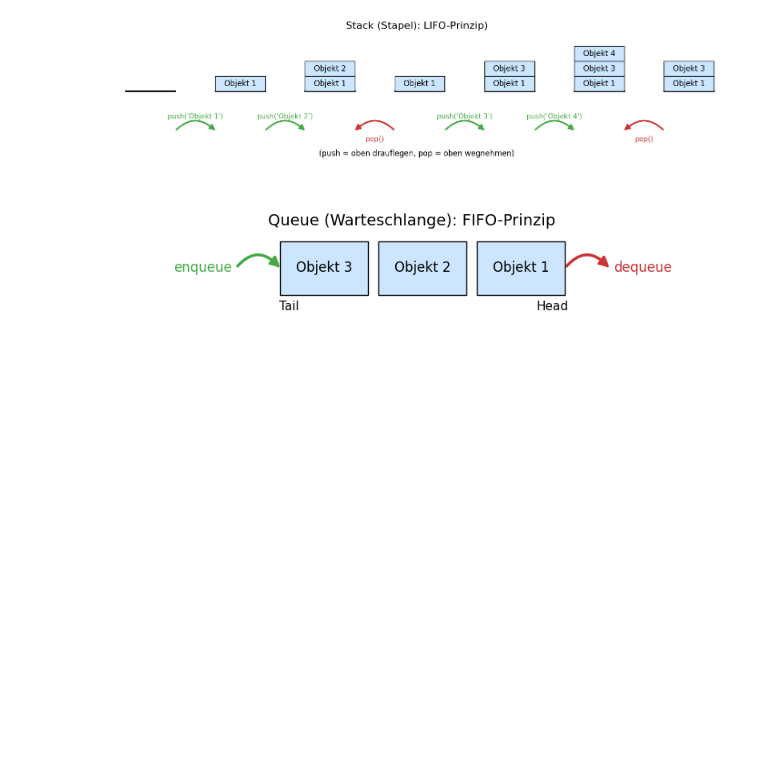
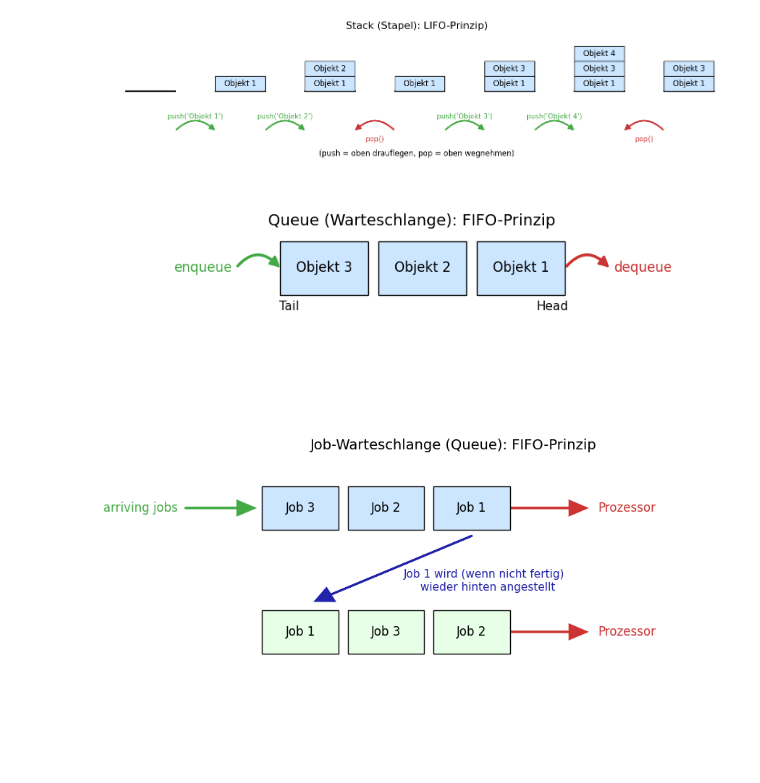
Before and after one commit to arthurvetter/algorithmenunddatenstrukturen, a Jupyter notebook: images/image_generation.ipynb, the cells around one changed output. Saved outputs shown, nothing was run; the diff lists cells and outputs as text; code cells hidden in the pictures; blank space fills up the shorter version.

```diff
--- a/images/image_generation.ipynb
+++ b/images/image_generation.ipynb
@@ -439,3 +447,63 @@ plt.savefig("queue_visualization.png")
 plt.show()
 # %% [output]
 [figure]
+# %%
+import matplotlib.pyplot as plt
+
+fig, ax = plt.subplots(figsize=(9, 5))
+ax.set_xlim(-1, 7)
+ax.set_ylim(-0.5, 5)
+ax.axis('off')
+
+# Werte für beide Queues
+values_1 = ['Job 3', 'Job 2', 'Job 1']
+values_2 = ['Job 1', 'Job 3', 'Job 2']
+
+width = 1
+height = 0.7
+y1 = 3.2
+y2 = 1.2
+x_base = 1
+
+# Zeichne erste Warteschlange
+for i, val in enumerate(values_1):
+    x = x_base + i * (width + 0.12)
+    rect = plt.Rectangle((x, y1), width, height, fill=True, edgecolor='black', facecolor='#cce6ff', zorder=2)
+    ax.add_patch(rect)
+    ax.text(x + width/2, y1 + height/2, str(val), ha='center', va='center', fontsize=12, zorder=3)
+
+# Gerade Pfeile für die erste Warteschlange
+# Arriving jobs (links)
+ax.arrow(x_base-1, y1+height/2, 0.9, 0, head_width=0.23, head_length=0.22, fc='#44aa44', ec='#44aa44', lw=2, length_includes_head=True)
+ax.text(x_base-1.1, y1+height/2, "arriving jobs", ha="right", va="center", color="#44aa44", fontsize=12)
+
+# Prozessor (rechts)
+x_proc = x_base + (len(values_1)-1)*(width+0.12) + width
+ax.arrow(x_proc, y1+height/2, 1, 0, head_width=0.23, head_length=0.22, fc='#cc3333', ec='#cc3333', lw=2, length_includes_head=True)
+ax.text(x_proc+1.15, y1+height/2, "Prozessor", ha="left", va="center", color='#cc3333', fontsize=12)
+
+# Zeichne zweite Warteschlange
+for i, val in enumerate(values_2):
+    x = x_base + i * (width + 0.12)
+    rect = plt.Rectangle((x, y2), width, height, fill=True, edgecolor='black', facecolor='#e6ffe6', zorder=2)
+    ax.add_patch(rect)
+    ax.text(x + width/2, y2 + height/2, str(val), ha='center', va='center', fontsize=12, zorder=3)
+# Prozessor (rechts)
+x_proc = x_base + (len(values_1)-1)*(width+0.12) + width
+ax.arrow(x_proc, y2+height/2, 1, 0, head_width=0.23, head_length=0.22, fc='#cc3333', ec='#cc3333', lw=2, length_includes_head=True)
+ax.text(x_proc+1.15, y2+height/2, "Prozessor", ha="left", va="center", color='#cc3333', fontsize=12)
+
+
+# Pfeil von Job 1 oben zu Job 1 hinten unten
+x_job1_bot = x_base + 0 * (width + 0.12) + width/2
+x_job1_top = x_base + (len(values_1) -1) * (width + 0.12) + width/2
+ax.arrow(x_job1_top, y1-0.1, x_job1_bot-x_job1_top+0.2, y2+height/2-y1+0.6, head_width=0.23, head_length=0.22, fc='#2222aa', ec='#2222aa', lw=2, length_includes_head=True)
+ax.text((x_job1_top+x_job1_bot)*0.75, (y1+y2+height/2)/2, "Job 1 wird (wenn nicht fertig) \n wieder hinten angestellt", ha='center', va='center', color='#2222aa', fontsize=11)
+
+# Titel
+plt.text(3.5, 4.5, "Job-Warteschlange (Queue): FIFO-Prinzip", fontsize=14, ha='center')
+plt.tight_layout()
+plt.savefig("job_queue_visualization.png")
+plt.show()
+# %% [output]
+[figure, added]
```
Also changed, not shown: parts of 3 cells of this notebook, 3 other files.
